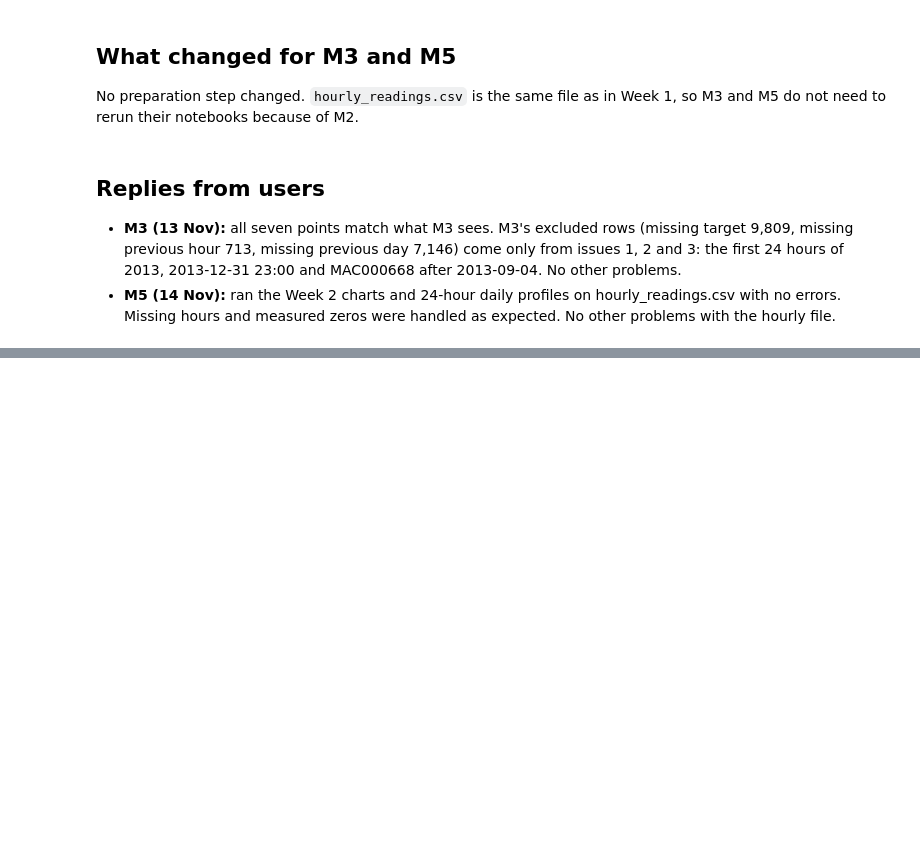
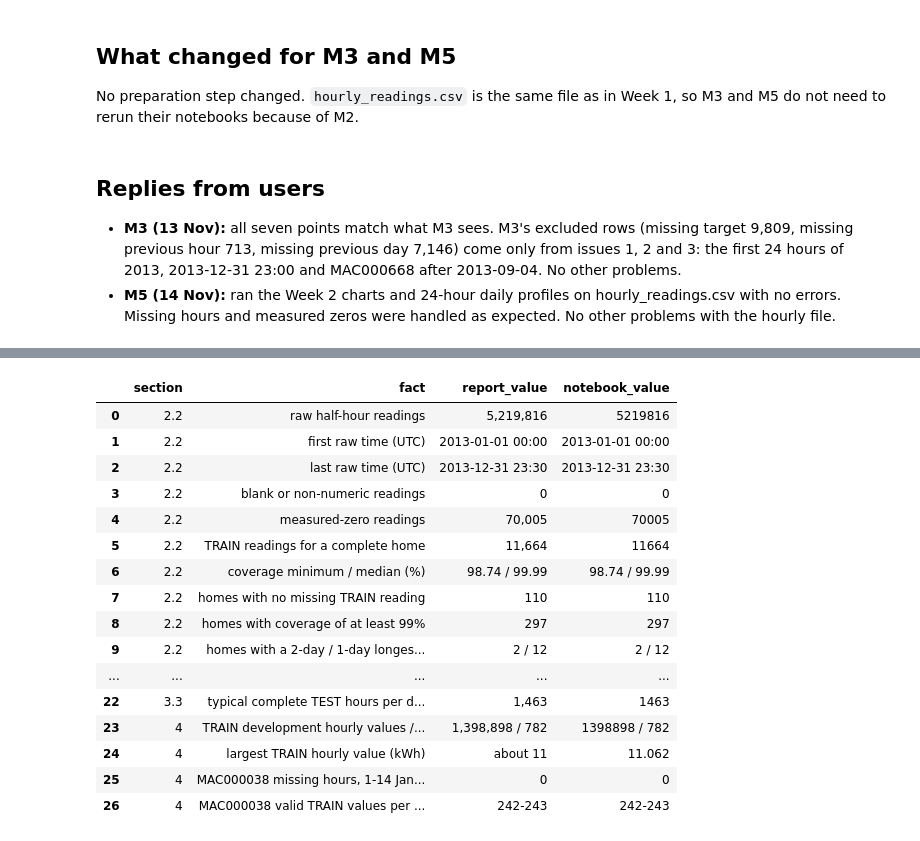
Before and after one commit to Fadhlallah-Almohammed/household-energy-prediction, a Jupyter notebook: notebooks/M2/prepare_hourly_data.ipynb, the cells around one changed output, grey strips where cells are left out. Drawn from its saved outputs; the diff is of its cells as text; code cells hidden in the pictures; blank space fills up the shorter version.

Commit message:
Complete M2 week 3 tasks

```diff
--- a/notebooks/M2/prepare_hourly_data.ipynb
+++ b/notebooks/M2/prepare_hourly_data.ipynb
@@ -729,0 +808,10 @@ rerun their notebooks because of M2.
+# %%
+month = users_view["hour_start"].dt.month
+users_view = users_view.assign(period=pd.cut(month, [0, 8, 10, 12], labels=["TRAIN", "VALIDATION", "TEST"]))
+period_table = users_view.groupby("period", observed=True).agg(
+    hours=("is_complete", "size"),
+    complete_hours=("is_complete", "sum"),
+)
+period_table["missing_hours"] = period_table["hours"] - period_table["complete_hours"]
+period_table["complete_pct"] = (100 * period_table["complete_hours"] / period_table["hours"]).round(2)
+period_table
@@ -729,0 +854,8 @@ rerun their notebooks because of M2.
+# %%
+report_examples = raw_pair_table([
+    ("Table 5: complete hour", "MAC000038", "2013-03-14 08:00"),
+    ("Section 3.2: only one reading", "MAC000038", "2013-07-16 00:00"),
+    ("Section 3.2: next hour is complete", "MAC000038", "2013-07-16 01:00"),
+])
+assert report_examples["matches"].all()
+report_examples[show_columns + ["saved_n_valid"]]
@@ -729,0 +869,64 @@ rerun their notebooks because of M2.
+# %%
+mac38 = users_view[users_view["LCLid"] == "MAC000038"]
+mac38_train = mac38[mac38["period"] == "TRAIN"]
+first_two_weeks = mac38[mac38["hour_start"] < pd.Timestamp("2013-01-15", tz="UTC")]
+per_hour_counts = mac38_train[mac38_train["is_complete"]].groupby(mac38_train["hour_start"].dt.hour).size()
+
+report_facts = pd.DataFrame([
+    ("2.2", "raw half-hour readings", "5,219,816", len(full)),
+    ("2.2", "first raw time (UTC)", "2013-01-01 00:00", raw_checks["first_raw_time"].strftime("%Y-%m-%d %H:%M")),
+    ("2.2", "last raw time (UTC)", "2013-12-31 23:30", raw_checks["last_raw_time"].strftime("%Y-%m-%d %H:%M")),
+    ("2.2", "blank or non-numeric readings", "0", raw_checks["non_numeric_energy"]),
+    ("2.2", "measured-zero readings", "70,005", raw_checks["measured_zero_readings"]),
+    ("2.2", "TRAIN readings for a complete home", "11,664", 243 * 48),
+    ("2.2", "coverage minimum / median (%)", "98.74 / 99.99",
+     f"{selection_facts['coverage_min_pct']} / {selection_facts['coverage_median_pct']}"),
+    ("2.2", "homes with no missing TRAIN reading", "110", selection_facts["homes_with_no_missing_train_reading"]),
+    ("2.2", "homes with coverage of at least 99%", "297", selection_facts["homes_with_coverage_at_least_99pct"]),
+    ("2.2", "homes with a 2-day / 1-day longest gap", "2 / 12",
+     f"{selection_facts['homes_with_2_day_gap']} / {selection_facts['homes_with_1_day_gap']}"),
+    ("2.2", "source blocks", "107", selection_facts["source_blocks"]),
+    ("2.3", "development / reserved homes", "240 / 60",
+     f"{(split['Cohort'] == 'DEVELOPMENT').sum()} / {(split['Cohort'] == 'RESERVED').sum()}"),
+    ("3.1", "Table 5 hourly total (kWh)", "0.529", report_examples.loc[0, "saved_kWh"]),
+    ("3.2", "incomplete hour: valid readings", "1", report_examples.loc[1, "saved_n_valid"]),
+    ("3.2", "next hour total (kWh)", "0.119", report_examples.loc[2, "saved_kWh"]),
+    ("3.2", "homes in the hourly file", "300", hour_counts["homes"]),
+    ("3.2", "total home-hour rows", "2,628,000", hour_counts["total_hours"]),
+    ("3.2", "complete hours", "2,609,345 (99.29%)",
+     f"{hour_counts['complete_hours']} ({100 * complete_hours / total_hours:.2f}%)"),
+    ("3.2", "missing hours", "18,655 (0.71%)",
+     f"{hour_counts['missing_hours']} ({100 * missing_hours / total_hours:.2f}%)"),
+    ("3.2", "missing hours with no / one reading", "17,829 / 826",
+     f"{hour_counts['missing_with_no_reading']} / {hour_counts['missing_with_one_reading']}"),
+    ("3.2", "complete hours totalling 0.000 kWh", "25,661", int((full_hourly["kWh"] == 0).sum())),
+    ("3.2", "development completeness TRAIN / VALIDATION / TEST (%)", "99.94 / 99.49 / 97.94",
+     " / ".join(f"{v:.2f}" for v in period_table["complete_pct"])),
+    ("3.3", "typical complete TEST hours per development home", "1,463", typical_test_hours),
+    ("4", "TRAIN development hourly values / missing", "1,398,898 / 782",
+     f"{read_check['train_hours_with_kWh']} / {read_check['train_hours_missing']}"),
+    ("4", "largest TRAIN hourly value (kWh)", "about 11", train_view["kWh"].max()),
+    ("4", "MAC000038 missing hours, 1-14 January", "0", int((~first_two_weeks["is_complete"]).sum())),
+    ("4", "MAC000038 valid TRAIN values per hour of day", "242-243",
+     f"{per_hour_counts.min()}-{per_hour_counts.max()}"),
+], columns=["section", "fact", "report_value", "notebook_value"])
+with pd.option_context("display.max_colwidth", None, "display.max_rows", None):
+    display(report_facts)
+# %% [output]
+|  | section | fact | report_value | notebook_value |
+| 0 | 2.2 | raw half-hour readings | 5,219,816 | 5219816 |
+| 1 | 2.2 | first raw time (UTC) | 2013-01-01 00:00 | 2013-01-01 00:00 |
+| 2 | 2.2 | last raw time (UTC) | 2013-12-31 23:30 | 2013-12-31 23:30 |
+| 3 | 2.2 | blank or non-numeric readings | 0 | 0 |
+| 4 | 2.2 | measured-zero readings | 70,005 | 70005 |
+| 5 | 2.2 | TRAIN readings for a complete home | 11,664 | 11664 |
+| 6 | 2.2 | coverage minimum / median (%) | 98.74 / 99.99 | 98.74 / 99.99 |
+| 7 | 2.2 | homes with no missing TRAIN reading | 110 | 110 |
+| 8 | 2.2 | homes with coverage of at least 99% | 297 | 297 |
+| 9 | 2.2 | homes with a 2-day / 1-day longes... | 2 / 12 | 2 / 12 |
+| ... | ... | ... | ... | ... |
+| 22 | 3.3 | typical complete TEST hours per d... | 1,463 | 1463 |
+| 23 | 4 | TRAIN development hourly values /... | 1,398,898 / 782 | 1398898 / 782 |
+| 24 | 4 | largest TRAIN hourly value (kWh) | about 11 | 11.062 |
+| 25 | 4 | MAC000038 missing hours, 1-14 Jan... | 0 | 0 |
+| 26 | 4 | MAC000038 valid TRAIN values per ... | 242-243 | 242-243 |
```
Also changed, not shown: parts of 16 cells of this notebook, 1 other file.
